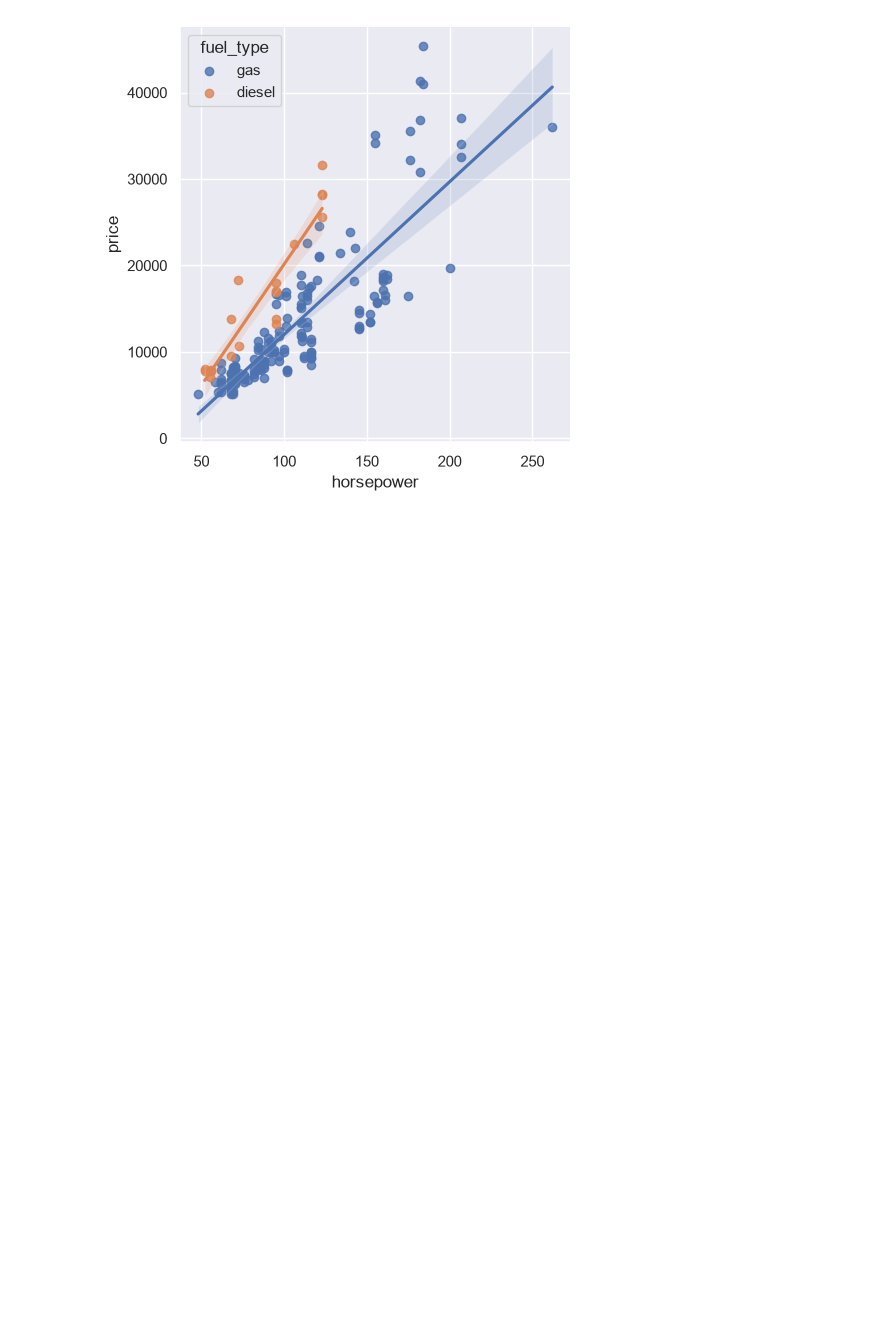
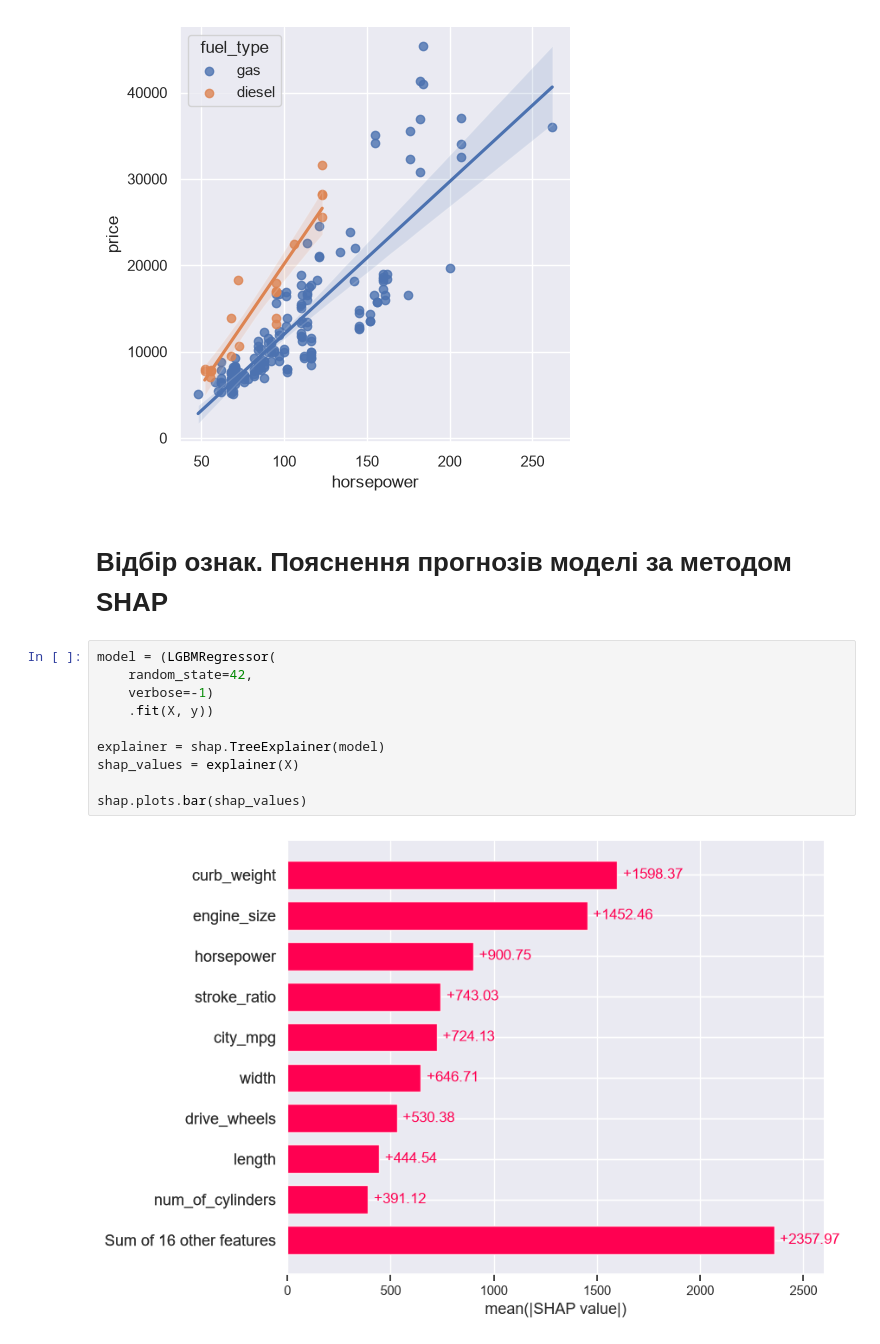
Before and after one commit to goitacademy/MACHINE-LEARNING-NEO, a Jupyter notebook: notebooks/mod_05_topic_10_feature_engineering.ipynb, the cells around one changed output. Cells and saved outputs as stored; diff of their text form; blank space fills up the shorter version.

```diff
--- a/notebooks/mod_05_topic_10_feature_engineering.ipynb
+++ b/notebooks/mod_05_topic_10_feature_engineering.ipynb
@@ -262,3 +264,17 @@ sns.lmplot(data=autos,
 # %% [output]
 <seaborn.axisgrid.FacetGrid at 0x...>
 [figure]
+# %% [markdown]
+# Відбір ознак. Пояснення прогнозів моделі за методом SHAP
+# %%
+model = (LGBMRegressor(
+    random_state=42,
+    verbose=-1)
+    .fit(X, y))
+
+explainer = shap.TreeExplainer(model)
+shap_values = explainer(X)
+
+shap.plots.bar(shap_values)
+# %% [output]
+[figure, added]
```
Also changed, not shown: parts of 6 cells of this notebook, 5 other files.
